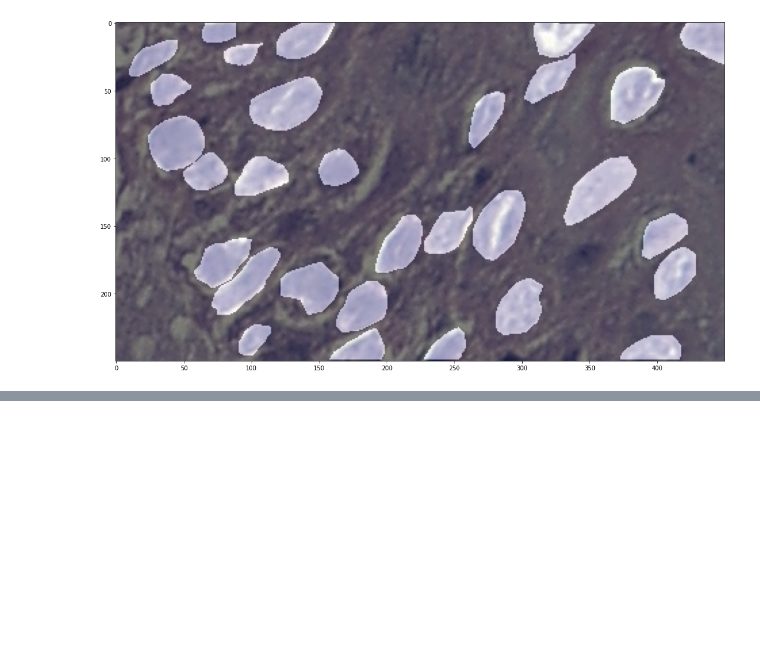
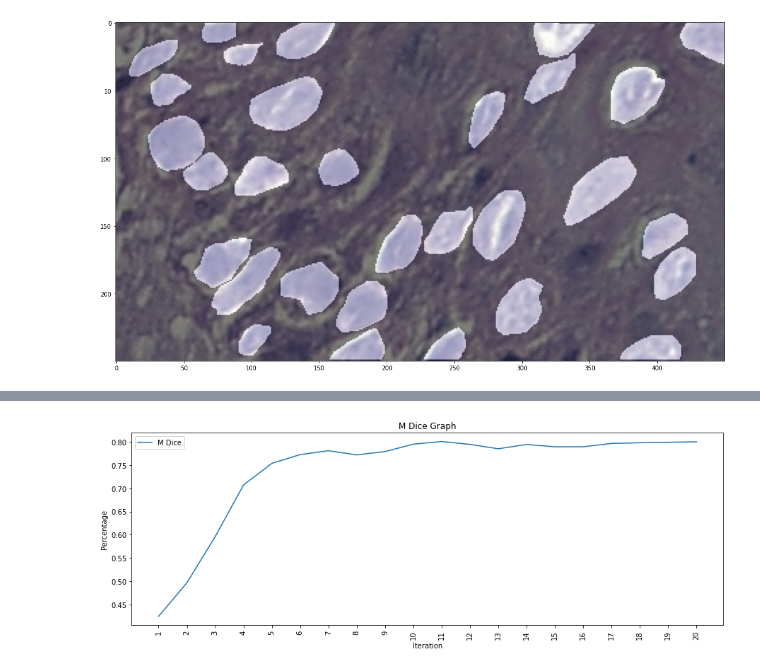
Before and after one commit to matheussn/pspnet, a Jupyter notebook: MMSegmentation_pspNet_unet.ipynb, the cells around one changed output, grey strips where cells are left out. Drawn from its saved outputs; the diff is of its cells as text; code cells hidden in the pictures; blank space fills up the shorter version.

```diff
--- a/MMSegmentation_pspNet_unet.ipynb
+++ b/MMSegmentation_pspNet_unet.ipynb
@@ -376,0 +374,13 @@ show_result_pyplot(model, img, [result], palette)
+# %%
+plt.figure(figsize=(15, 5))
+plt.plot(range(1, len(m_acc) + 1), m_dice, label="M Dice")
+plt.xticks(range(1, len(m_acc) + 1), rotation=90)
+plt.title("M Dice Graph")
+plt.xlabel("Iteration")
+plt.ylabel("Percentage")
+plt.legend()
+plt.savefig('M_Dice_Graph.png')
+plt.show()
+plt.close()
+# %% [output]
+[figure, added]
```
Also changed, not shown: parts of 11 cells of this notebook, 1 other file.
